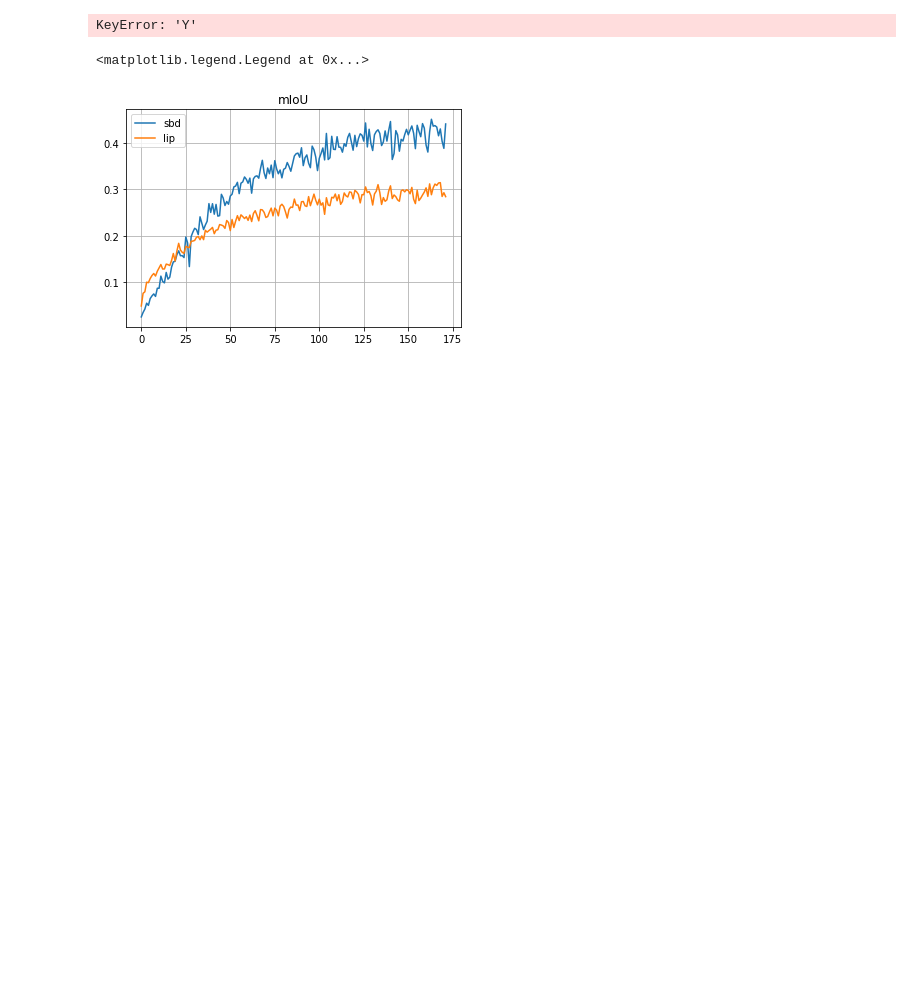
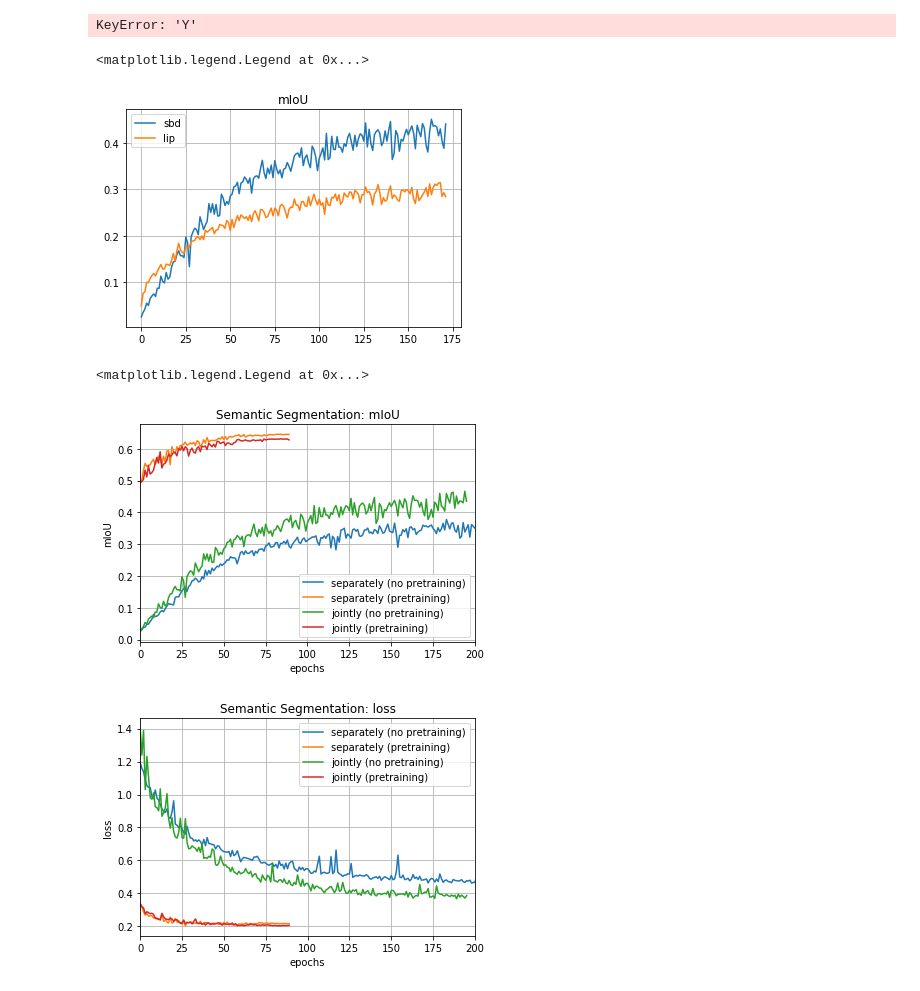
Before and after one commit to wenliangdai/msc-project, a Jupyter notebook: visualisation.ipynb, the cells around one changed output. Cells and saved outputs as stored; diff of their text form; code cells hidden in the pictures; blank space fills up the shorter version.

```diff
--- a/visualisation.ipynb
+++ b/visualisation.ipynb
@@ -182,0 +205,42 @@ plt.legend()
+# %%
+loss_sbd_separately = []
+loss_sbd_jointly = []
+loss_sbd_separately_p = []
+loss_sbd_jointly_p = []
+
+loss_sbd_separately = np.squeeze(np.asarray(
+    pickle.load(open(os.path.join('results_sunet64_sbd', "saved_loss.p"), "rb"))['Y_test']))
+loss_sbd_jointly = np.squeeze(np.asarray(
+    pickle.load(open(os.path.join('results_sunet64_multi_sbd_lip', "saved_loss.p"), "rb"))['Y1_test']))
+loss_sbd_separately_p = np.squeeze(np.asarray(
+    pickle.load(open(os.path.join('results_sunet64_sbd_pretrained', "saved_loss.p"), "rb"))['Y_test']))
+loss_sbd_jointly_p = np.squeeze(np.asarray(
+    pickle.load(open(os.path.join('results_sunet64_multi_sbd_lip_pretrained', "saved_loss.p"), "rb"))['Y1_test']))
+# %%
+plt.figure()
+plt.grid()
+plt.title('Semantic Segmentation: mIoU')
+plt.plot(range(len(mIoU_sbd_separately)), mIoU_sbd_separately, label='separately (no pretraining)')
+plt.plot(range(len(mIoU_sbd_separately_p)), mIoU_sbd_separately_p, label='separately (pretraining)')
+plt.plot(range(len(mIoU_sbd_jointly)), mIoU_sbd_jointly, label='jointly (no pretraining)')
+plt.plot(range(len(mIoU_sbd_jointly_p)), mIoU_sbd_jointly_p, label='jointly (pretraining)')
+plt.xlim(0,200)
+plt.xlabel('epochs')
+plt.ylabel('mIoU')
+plt.legend()
+
+plt.figure()
+plt.grid()
+plt.title('Semantic Segmentation: loss')
+plt.plot(range(len(loss_sbd_separately)), loss_sbd_separately, label='separately (no pretraining)')
+plt.plot(range(len(loss_sbd_separately_p)), loss_sbd_separately_p, label='separately (pretraining)')
+plt.plot(range(len(loss_sbd_jointly)), loss_sbd_jointly, label='jointly (no pretraining)')
+plt.plot(range(len(loss_sbd_jointly_p)), loss_sbd_jointly_p, label='jointly (pretraining)')
+plt.xlim(0,200)
+plt.xlabel('epochs')
+plt.ylabel('loss')
+plt.legend()
+# %% [output]
+<matplotlib.legend.Legend at 0x...>
+[figure, added]
+[figure, added]
```
Also changed, not shown: parts of 5 cells of this notebook, 4 other files.
